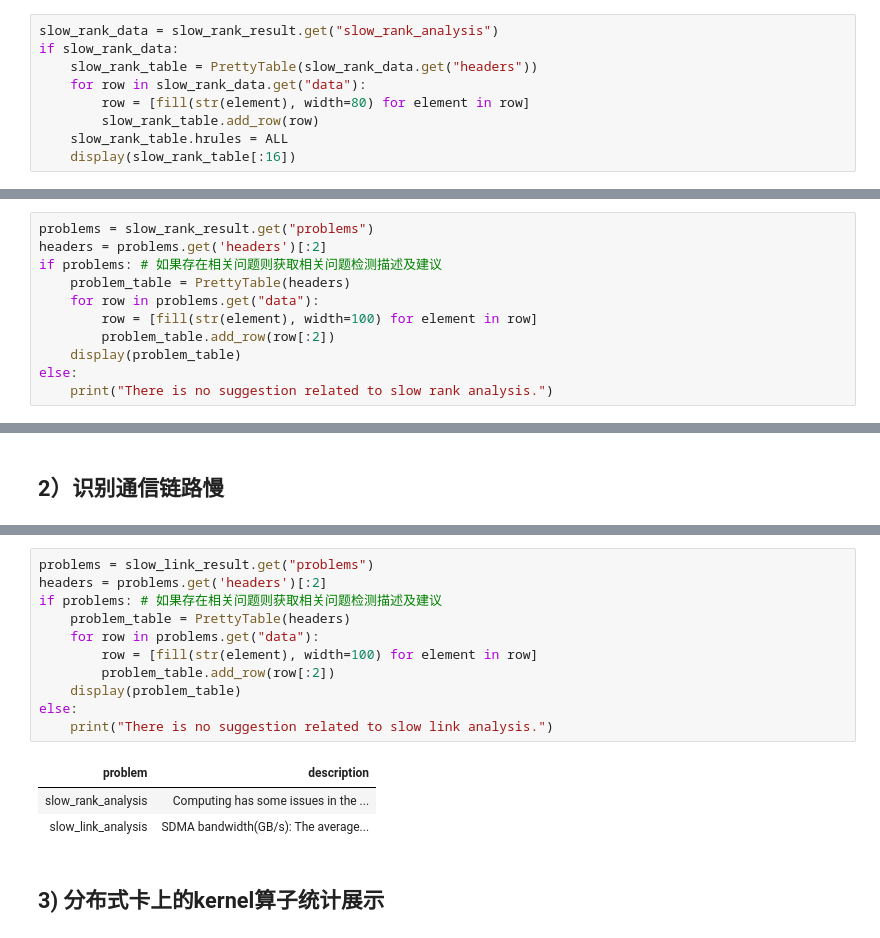
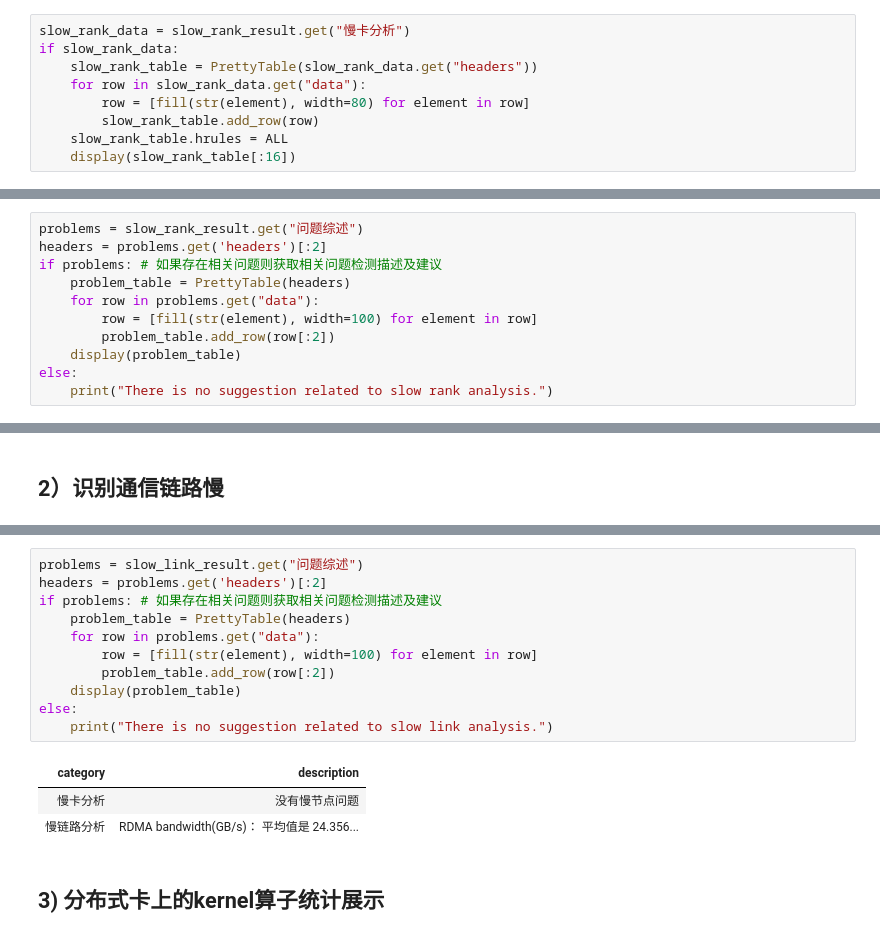
Before and after one commit to xiaobingling93-pixel/Ascend-msprof-analyze, a Jupyter notebook: msprof_analyze/advisor/cluster_perf_analysis.ipynb, the cells around one changed output, grey strips where cells are left out. Saved outputs shown, nothing was run; the diff lists cells and outputs as text.

```diff
--- a/msprof_analyze/advisor/cluster_perf_analysis.ipynb
+++ b/msprof_analyze/advisor/cluster_perf_analysis.ipynb
@@ -39,5 +39,5 @@ slow_rank_result = interface.get_result("cluster", "slow_rank")
 # %%
-slow_rank_data = slow_rank_result.get("slow_rank_analysis")
+slow_rank_data = slow_rank_result.get("慢卡分析")
 if slow_rank_data:
     slow_rank_table = PrettyTable(slow_rank_data.get("headers"))
     for row in slow_rank_data.get("data"):
@@ -66,5 +52,5 @@ if slow_rank_data:
 # %%
-problems = slow_rank_result.get("problems")
+problems = slow_rank_result.get("问题综述")
 headers = problems.get('headers')[:2]
 if problems: # 如果存在相关问题则获取相关问题检测描述及建议
     problem_table = PrettyTable(headers)
@@ -115,18 +85,18 @@ if slow_link_data:
 # %%
-problems = slow_link_result.get("problems")
+problems = slow_link_result.get("问题综述")
 headers = problems.get('headers')[:2]
 if problems: # 如果存在相关问题则获取相关问题检测描述及建议
     problem_table = PrettyTable(headers)
     for row in problems.get("data"):
         row = [fill(str(element), width=100) for element in row]
         problem_table.add_row(row[:2])
     display(problem_table)
 else:
     print("There is no suggestion related to slow link analysis.")
 # %% [output]
-| problem | description |
-| slow_rank_analysis | Computing has some issues in the ... |
-| slow_link_analysis | SDMA bandwidth(GB/s): The average... |
+| category | description |
+| 慢卡分析 | 没有慢节点问题 |
+| 慢链路分析 | RDMA bandwidth(GB/s)： 平均值是 24.356... |
 # %% [markdown]
 ## 3) 分布式卡上的kernel算子统计展示
 # %%
```
Also changed, not shown: parts of 7 cells of this notebook, 1 other file.
